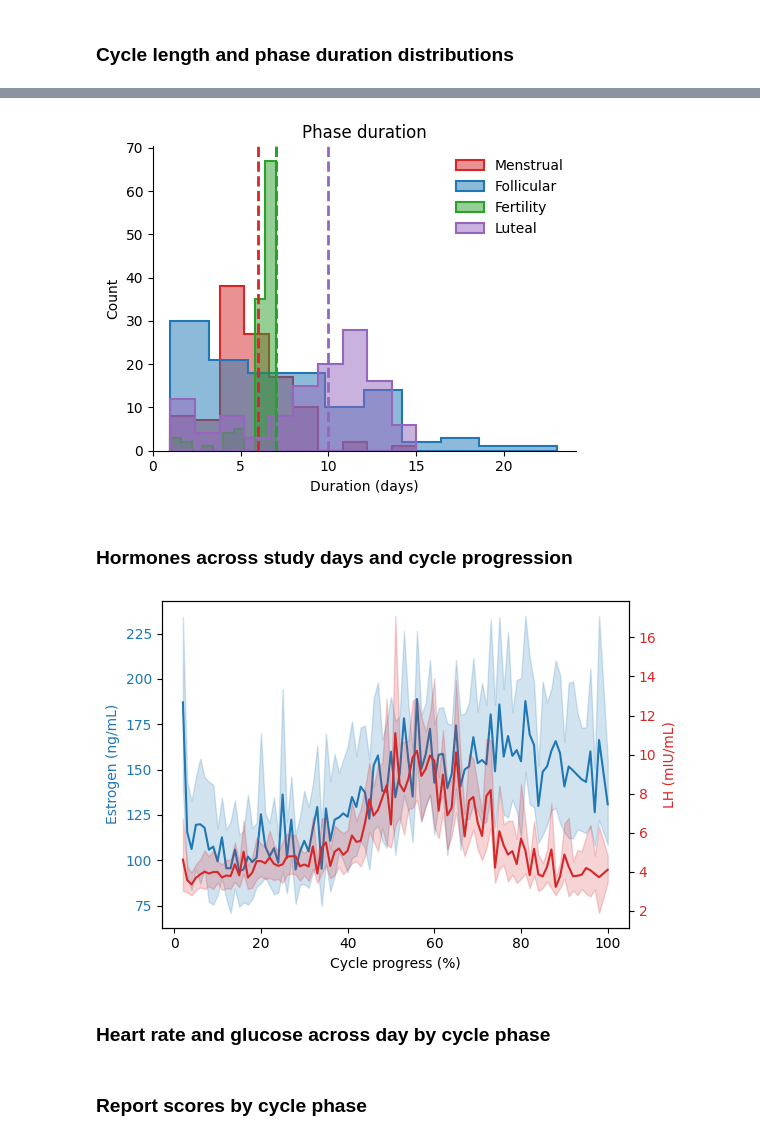
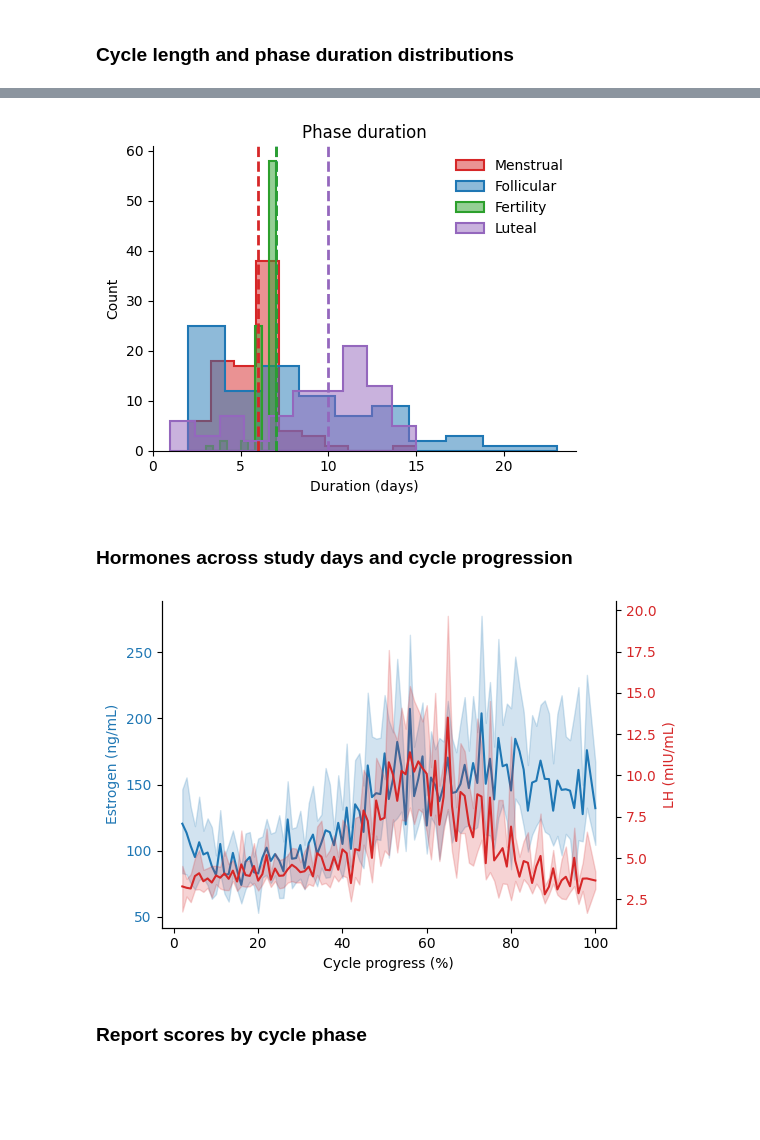
Before and after one commit to virginiacsn/cycle-tracking, a Jupyter notebook: notebooks/group-visualization.ipynb, the cells around one changed output, grey strips where cells are left out. Cells and saved outputs as stored; diff of their text form; code cells hidden in the pictures; blank space fills up the shorter version.

Commit message:
Added filter by full cycle, group vis

```diff
--- a/notebooks/group-visualization.ipynb
+++ b/notebooks/group-visualization.ipynb
@@ -42,0 +46,6 @@ def ci95(series):
+# %%
+print(f"All cycles: {interday.groupby(['id','cycle_id']).ngroups}  |  subjects: {interday['id'].nunique()}")
+interday = interday[interday["is_complete_cycle"]].copy()
+complete_pairs = interday[["id", "cycle_id"]].drop_duplicates()
+intraday = intraday.merge(complete_pairs, on=["id", "cycle_id"])
+print(f"Complete cycles: {interday.groupby(['id','cycle_id']).ngroups}  |  subjects: {interday['id'].nunique()}")
@@ -104,34 +116,42 @@ ax.legend(frameon=False)
 fig.tight_layout()
 plt.show()
 # %% [output]
-[figure, old version]
+[figure, new version]
 # %% [markdown]
 ### Hormones across study days and cycle progression
 # %%
-df = interday.dropna(subset=["estrogen_smooth", "lh_smooth"]).copy()
+df = interday.dropna(subset=["estrogen", "lh"]).copy()
+for col in ["estrogen", "lh"]:
+    df[f"{col}_smooth"] = (
+        df.groupby(["id", "cycle_id"])[col]
+        .transform(lambda x: pd.Series(savgol_filter(x.values, window_length=7, polyorder=2), index=x.index))
+    )
+
 df["pct_bin"] = df["cycle_pct"].round(0).astype(int)
 by_pct = (
     df.groupby(["id", "pct_bin"])[["estrogen_smooth", "lh_smooth"]]
     .mean()
     .reset_index()
 )
 fig, ax1 = plt.subplots(figsize=(6, 4))
 ax2 = ax1.twinx()
 
 sns.lineplot(data=by_pct, x="pct_bin", y="estrogen_smooth", ax=ax1, color="tab:blue")
+
 sns.lineplot(data=by_pct, x="pct_bin", y="lh_smooth", ax=ax2, color="tab:red")
+
 ax1.set_ylabel("Estrogen (ng/mL)", color="tab:blue")
 ax2.set_ylabel("LH (mIU/mL)", color="tab:red")
 ax1.tick_params(axis="y", labelcolor="tab:blue")
 ax2.tick_params(axis="y", labelcolor="tab:red")
 ax1.set_xlabel("Cycle progress (%)")
+ax1.spines[["top"]].set_visible(False)
+ax2.spines[["top"]].set_visible(False)
 
 fig.tight_layout()
 plt.show()
 # %% [output]
-[figure, old version]
+[figure, new version]
-# %% [markdown]
-### Heart rate and glucose across day by cycle phase
 # %% [markdown]
 ### Report scores by cycle phase
 # %%
```
Also changed, not shown: parts of 10 cells of this notebook, 5 other files.
